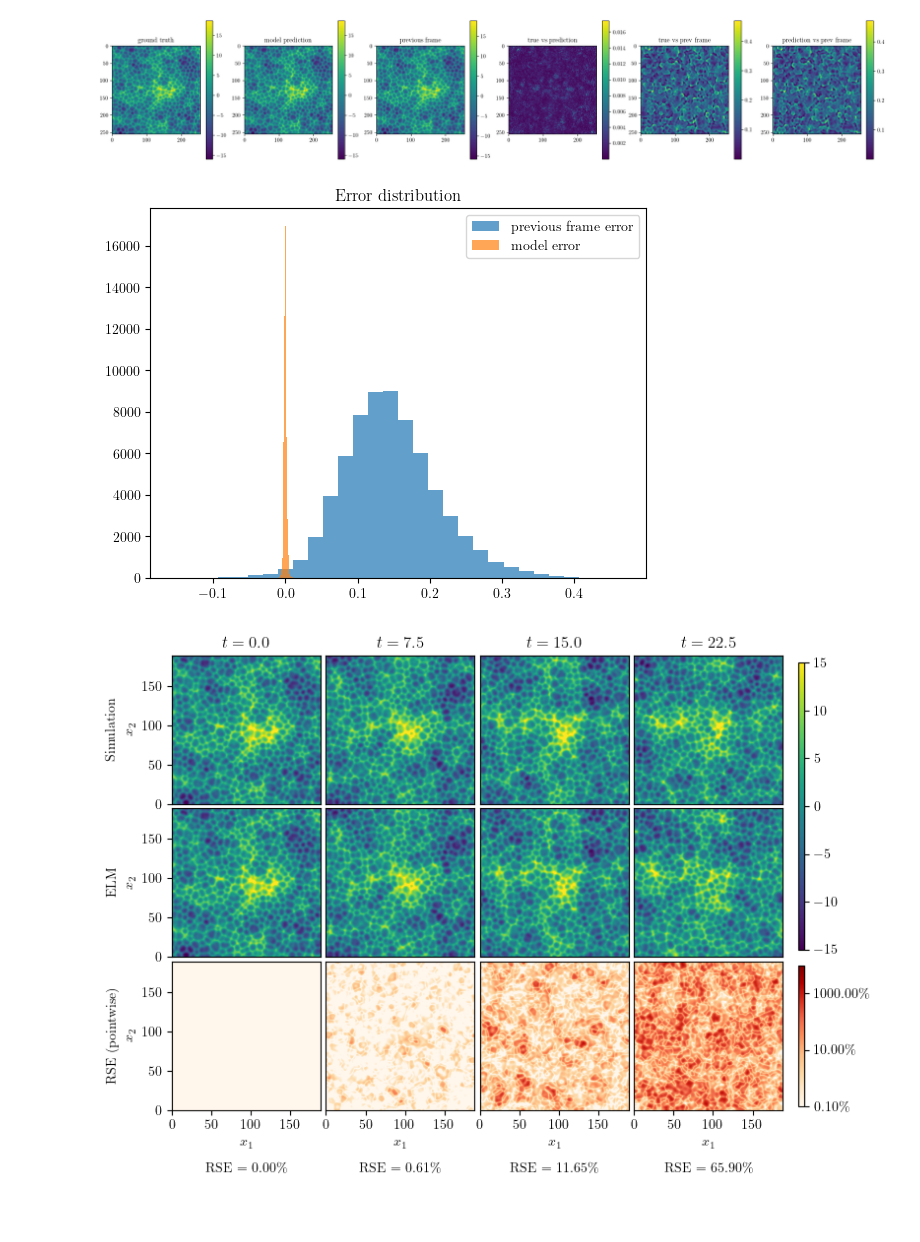
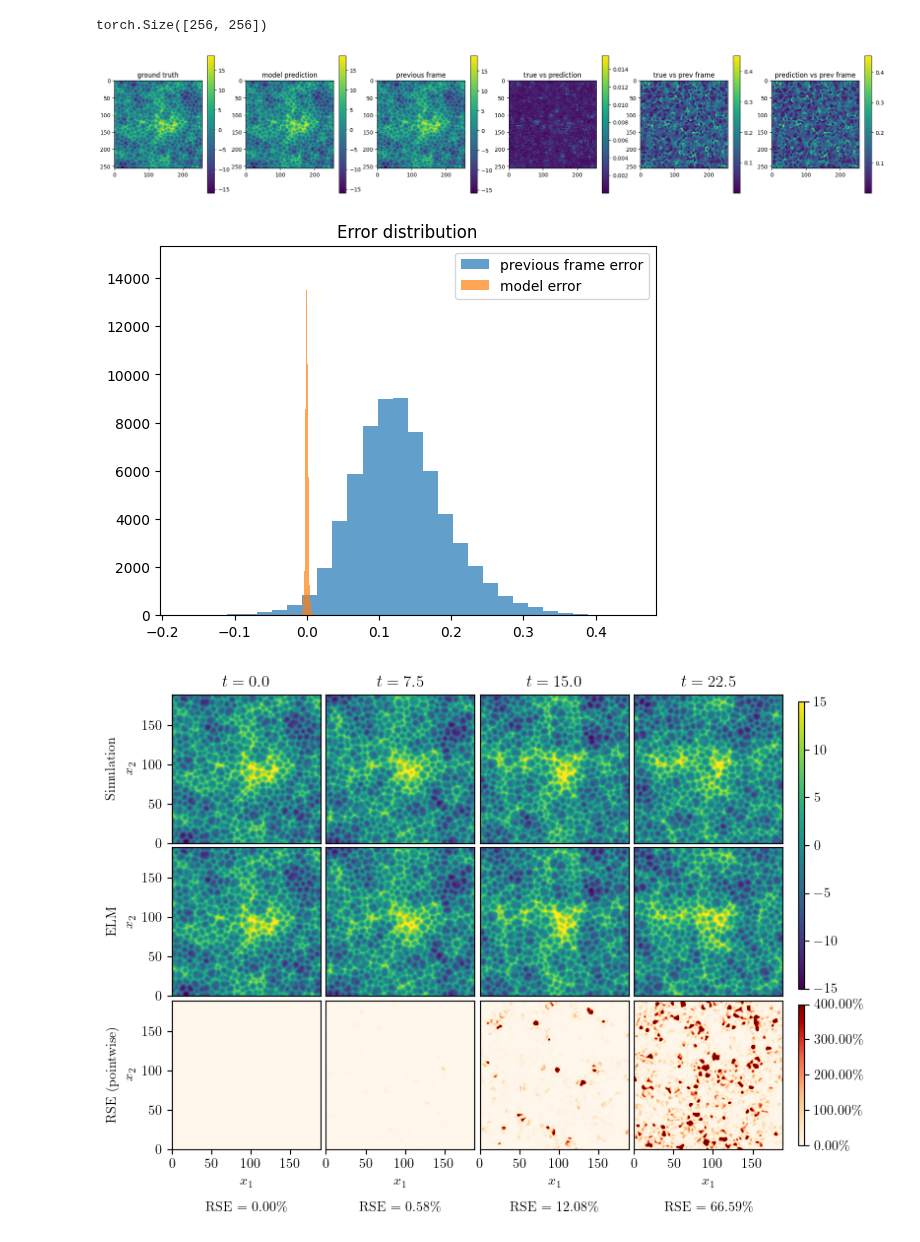
Before and after one commit to graps1/ELM-PDEs, a Jupyter notebook: ks2d/ks2d.ipynb, the cells around one changed output. Drawn from its saved outputs; the diff is of its cells as text; code cells hidden in the pictures; blank space fills up the shorter version.

```diff
--- a/ks2d/ks2d.ipynb
+++ b/ks2d/ks2d.ipynb
@@ -27,6 +28,12 @@ d = d[::pred_skips,:,:] # dt = 0.01, so if we skip 5, then the ELM learns in ste
 extent = 2
 step = 4
 hidden = 600
-model = ELM2D((extent,extent),(step,step),hidden)
+model = KS2DModelWrapper(ELM2D((extent,extent),(step,step),hidden))
 
 N0, N1 = d.shape[1:]
+X = d[0,None,:,:]
+Y = d[1,None,:,:]
+
+model.train(X, Y, nr_symmetries=8, stopping_threshold=1e-3, noise=1e-4)
+plt.hist(model.model.lout.weight.data.flatten())
+plt.show()
@@ -33,4 +42,0 @@ N0, N1 = d.shape[1:]
-# %%
-model.train([d], nr_symmetries=8, stopping_threshold=1e-3, noise=1e-4)
-plt.hist(model.lout.weight.data.flatten())
-plt.show()
@@ -41,6 +44,7 @@ change = 0.0009819882
 X_test = d[-2,...]
 Y_test = d[-1,...]
 Y_pred = model(X_test)
+print(Y_pred.shape)
 
 fig, ax = plt.subplots(1,6,figsize=(25,15))
 plt.colorbar(ax[0].imshow(Y_test),shrink=0.3)
@@ -68,8 +72,9 @@ plt.title("Error distribution")
 plt.legend()
 plt.show()
 # %% [output]
+torch.Size([256, 256])
-[figure, old version]
+[figure, new version]
-[figure, old version]
+[figure, new version]
 # %%
 from tqdm.notebook import tqdm
 
@@ -105,35 +110,36 @@ for i in range(d.shape[0] // plt_step):
         ax[2][i].set_yticks([])
     ax[0][0].yaxis.set_major_locator(plt.MultipleLocator(50))
     ax[1][0].yaxis.set_major_locator(plt.MultipleLocator(50))
     ax[2][0].yaxis.set_major_locator(plt.MultipleLocator(50))
     ax[0][0].set_ylabel("$x_2$")
     ax[1][0].set_ylabel("$x_2$")
     ax[2][0].set_ylabel("$x_2$")
     ax[0][i].set_xticks([])
     ax[1][i].set_xticks([])
     ax[2][i].xaxis.set_major_locator(plt.MultipleLocator(50))
     ax[2][i].set_xlabel("$x_1$")
 
     t = 0.5 * i * plt_step
     squared_error =(d_pred[i*plt_step,...] - d[i*plt_step,...]).pow(2)
     rse = 100 * squared_error / (d[i*plt_step,...] - average).pow(2).mean()
 
-    im3 = ax[2][i].imshow(rse.numpy(),cmap="OrRd",extent=ext,norm=matplotlib.colors.LogNorm(vmin=0.1, vmax=10000))
+    # im3 = ax[2][i].imshow(rse.numpy(),cmap="OrRd",extent=ext,norm=matplotlib.colors.LogNorm(vmin=0.1, vmax=10000))
+    im3 = ax[2][i].imshow(rse.numpy(),cmap="OrRd",extent=ext,vmin=0, vmax=400)
 
     ax[0][i].set_title(f"$t = {t:.1f}$")
     ax[2][i].text(30*torch.pi,-75,f"RSE = ${rse.mean():.2f}\%$",rotation="horizontal",horizontalalignment="center", verticalalignment="center")
 
 ax[0][0].text(-75,30*torch.pi,"Simulation",rotation="vertical",horizontalalignment="center", verticalalignment="center")
 ax[1][0].text(-75,30*torch.pi,"ELM",rotation="vertical",horizontalalignment="center", verticalalignment="center")
 ax[2][0].text(-75,30*torch.pi,"RSE (pointwise)",rotation="vertical",horizontalalignment="center", verticalalignment="center")
 
 plt.colorbar(im1, ax=[ax[i][j] for i in range(2) for j in range(d.shape[0] // plt_step)], shrink=0.95, pad=0.02, aspect=46)
 plt.colorbar(im3, ax=[ax[2][j] for j in range(d.shape[0] // plt_step)], shrink=0.95, pad=0.02, aspect=23, format="{x:.2f}\%")
 
 plt.savefig("plots/ks2d.pdf", format="pdf", bbox_inches="tight")
 plt.show()
 # %% [output]
-[figure, old version]
+[figure, new version]
 # %%
 # enjoy a nice animation
 # import itertools
```
Also changed, not shown: parts of 3 cells of this notebook, 18 other files.
